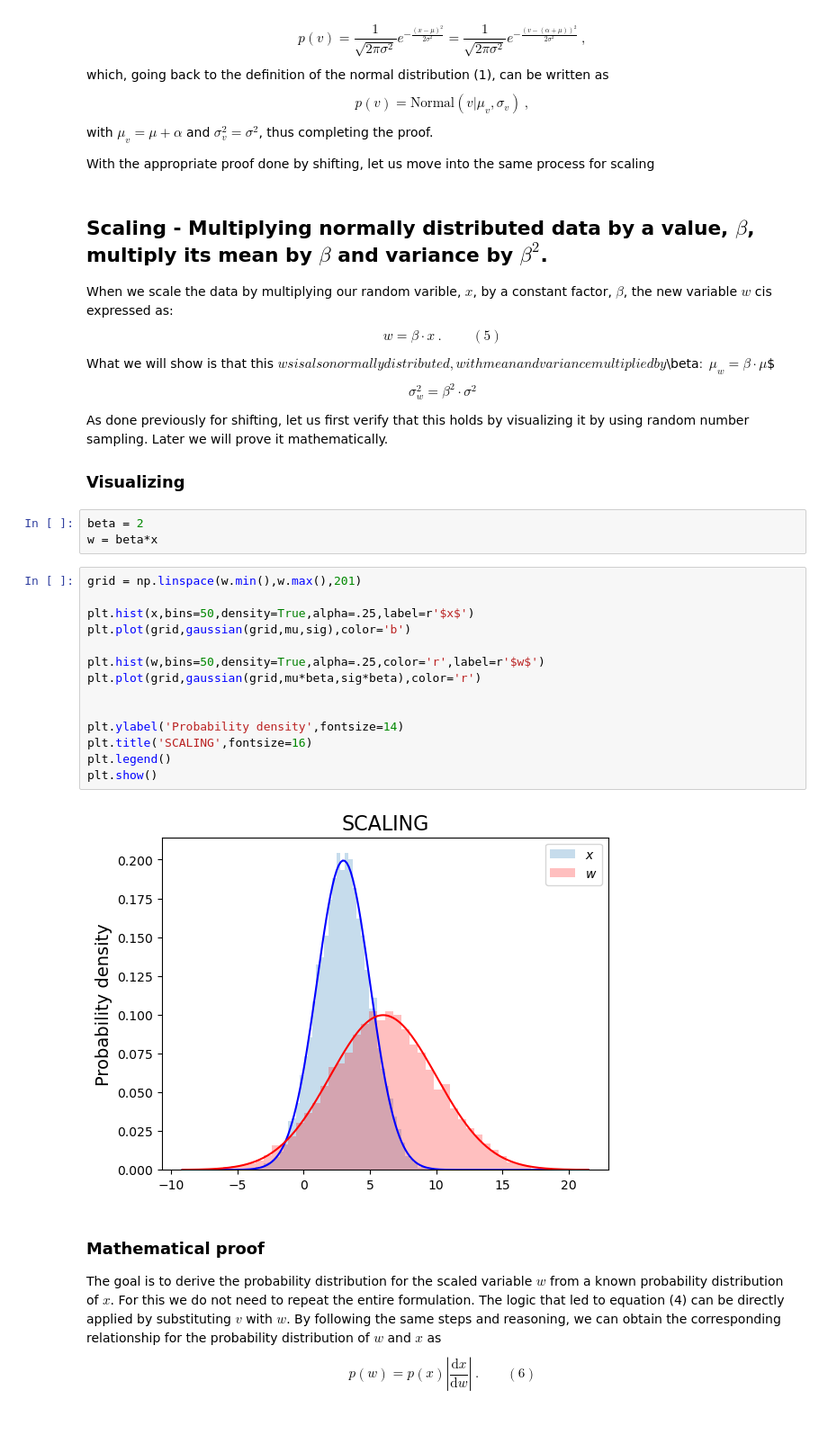
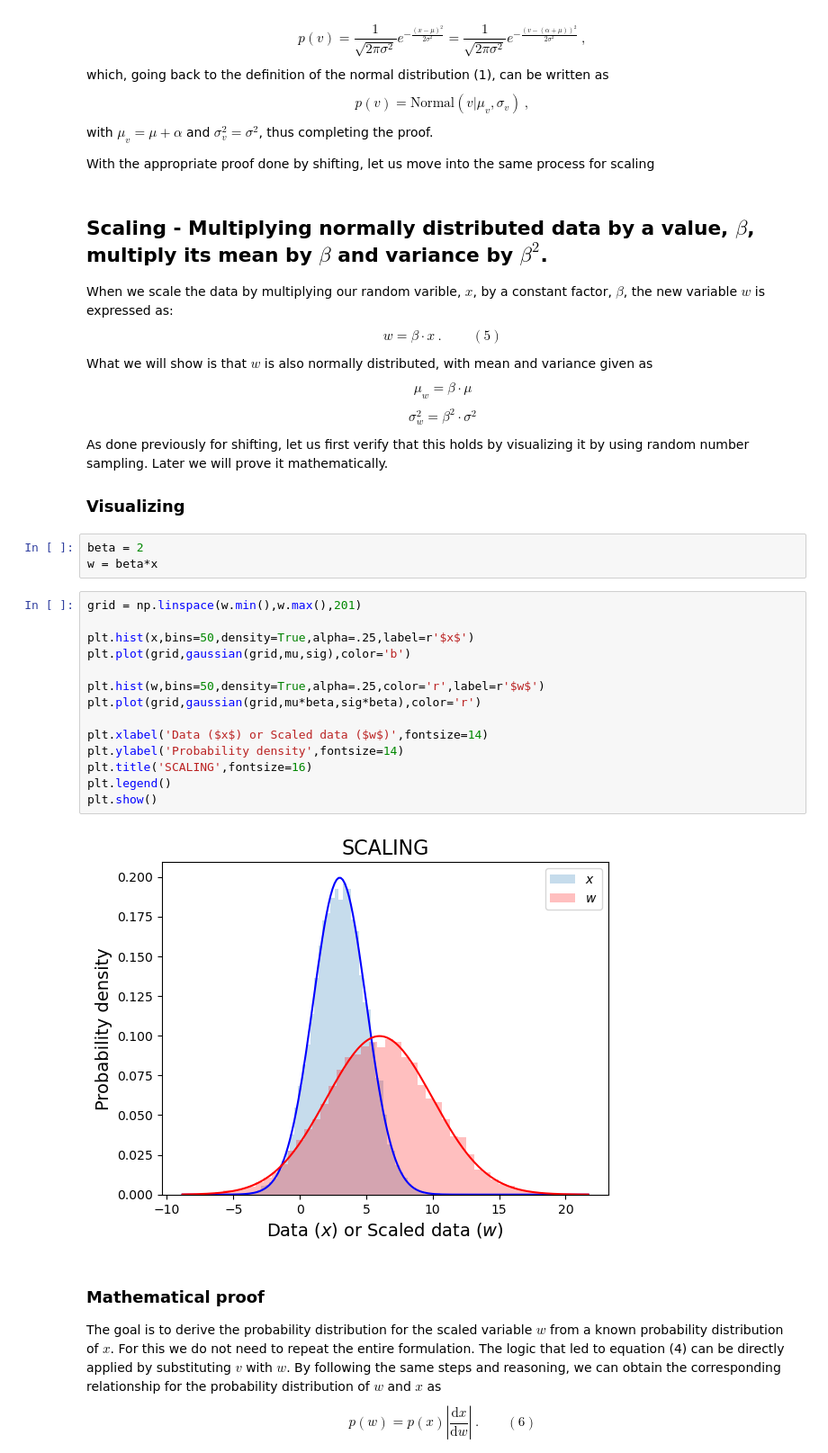
Before and after one commit to PessoaP/blog, a Jupyter notebook: Normal/normal2.ipynb, the cells around one changed output. Shown at 90% size. Saved outputs shown, nothing was run; the diff lists cells and outputs as text; blank space fills up the shorter version.

Commit message:
normal2 feedback

```diff
--- a/Normal/normal2.ipynb
+++ b/Normal/normal2.ipynb
@@ -88,10 +89,10 @@ With the appropriate proof done by shifting, let us move into the same process f
 ## Scaling - Multiplying normally distributed data by a value, $\beta$, multiply its mean by $\beta$ and variance by $\beta^2$.
 
 
-When we scale the data by multiplying our random varible, $x$, by a constant factor, $\beta$, the new variable $w$ cis expressed as:
+When we scale the data by multiplying our random varible, $x$, by a constant factor, $\beta$, the new variable $w$ is expressed as:
 $$ w = \beta \cdot x \ . \quad \quad \ (5)$$
 
-What we will show is that this $ws is also normally distributed, with mean and variance multiplied by $\beta$:
+What we will show is that $w$ is also normally distributed, with mean and variance  given as
 $$ \mu_w = \beta \cdot \mu $$
 $$ \sigma_w^2 = \beta^2 \cdot \sigma^2 $$
 
@@ -105,19 +106,19 @@ w = beta*x
 # %%
 grid = np.linspace(w.min(),w.max(),201)
 
 plt.hist(x,bins=50,density=True,alpha=.25,label=r'$x$')
 plt.plot(grid,gaussian(grid,mu,sig),color='b')
 
 plt.hist(w,bins=50,density=True,alpha=.25,color='r',label=r'$w$')
 plt.plot(grid,gaussian(grid,mu*beta,sig*beta),color='r')
 
-
+plt.xlabel('Data ($x$) or Scaled data ($w$)',fontsize=14)
 plt.ylabel('Probability density',fontsize=14)
 plt.title('SCALING',fontsize=16)
 plt.legend()
 plt.show()
 # %% [output]
-[figure, old version]
+[figure, new version]
 # %% [markdown]
 ### Mathematical proof
 
```
Also changed, not shown: parts of 7 cells of this notebook, 1 other file.
